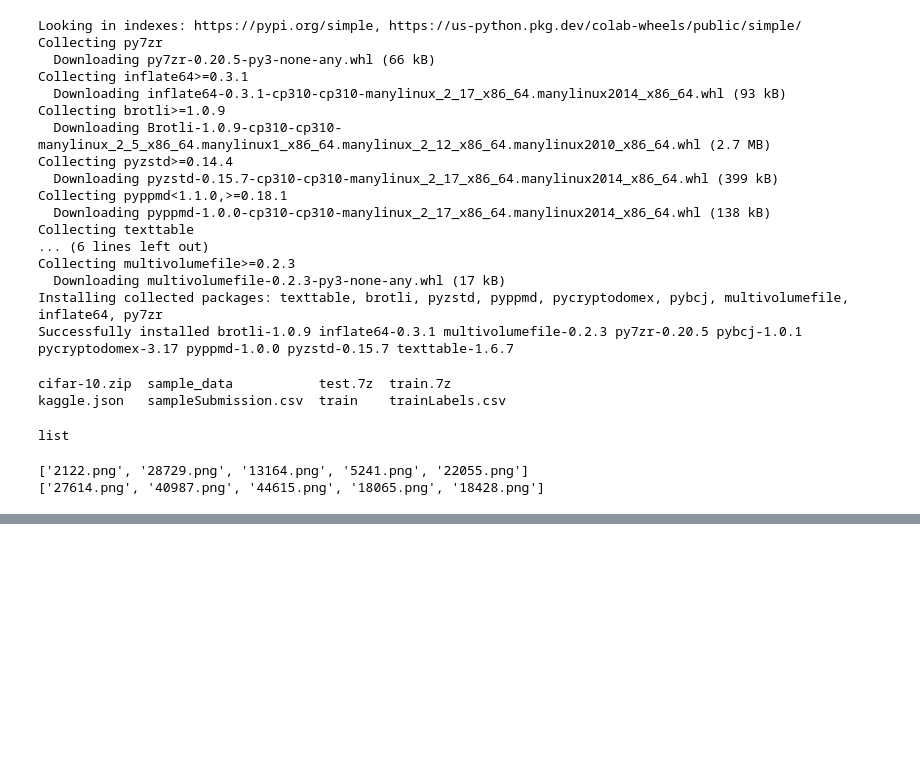
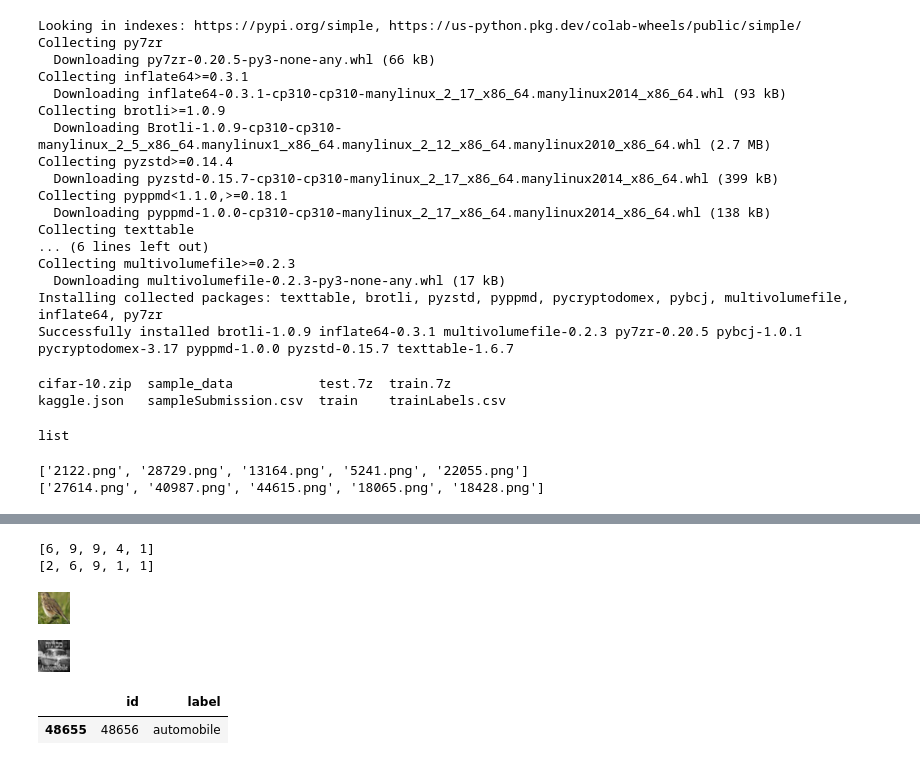
Before and after one commit to SerArthurDayne17/Object-Recognition, a Jupyter notebook: Object_Recognition.ipynb, the cells around one changed output, grey strips where cells are left out. Cells and saved outputs as stored; diff of their text form; code cells hidden in the pictures; blank space fills up the shorter version.

```diff
--- a/Object_Recognition.ipynb
+++ b/Object_Recognition.ipynb
@@ -97,0 +165,27 @@ print(filenames[-5:])
+# %%
+print(labels[0:5])
+print(labels[-5:])
+# %% [output]
+[6, 9, 9, 4, 1]
+[2, 6, 9, 1, 1]
+# %%
+import cv2
+from google.colab.patches import cv2_imshow
+
+img = cv2.imread('/content/train/2122.png')
+cv2_imshow(img)
+# %% [output]
+[figure, added]
+# %%
+import cv2
+from google.colab.patches import cv2_imshow
+
+img = cv2.imread('/content/train/48656.png')
+cv2_imshow(img)
+# %% [output]
+[figure, added]
+# %%
+labels_df[labels_df['id'] == 48656]
+# %% [output]
+|  | id | label |
+| 48655 | 48656 | automobile |
```
Also changed, not shown: parts of 16 cells of this notebook.
